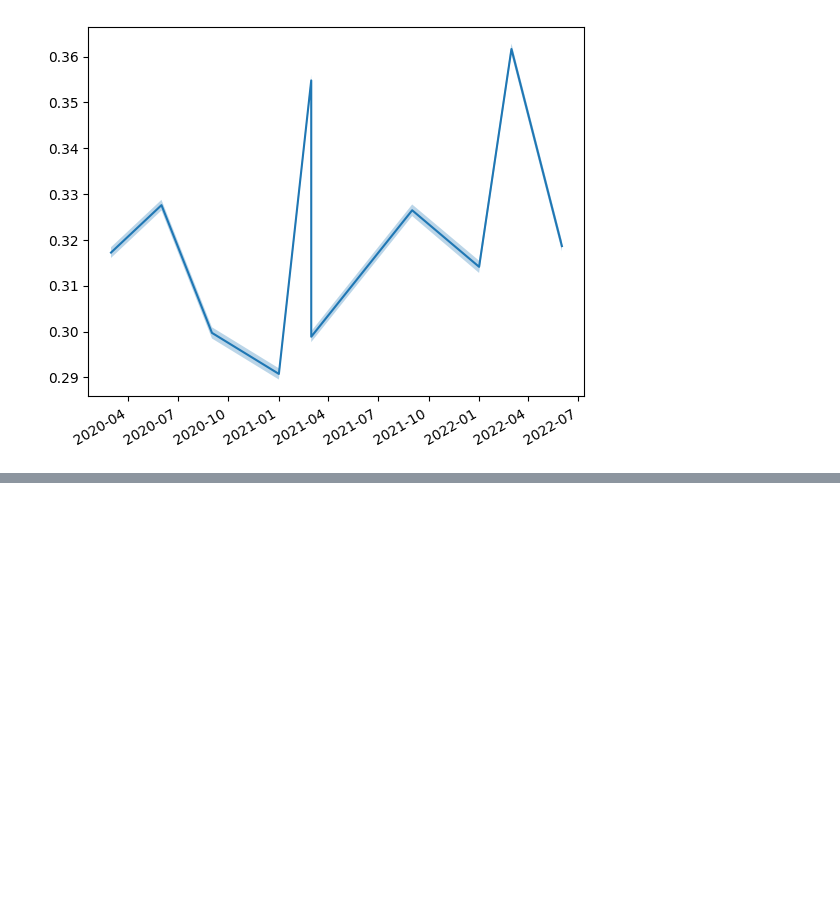
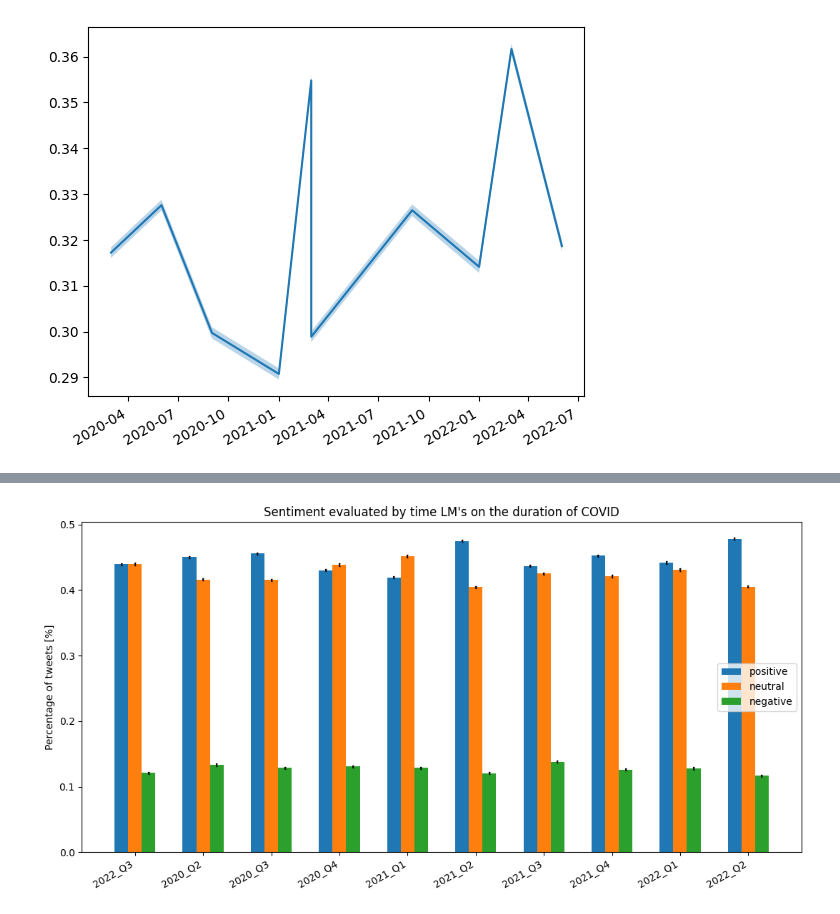
Before and after one commit to Magdk01/Twitter-Emotion-Covid-Project, a Jupyter notebook: sentiment_evaluation/eval_time_lm/basic_evaluation.ipynb, the cells around one changed output, grey strips where cells are left out. Drawn from its saved outputs; the diff is of its cells as text; code cells hidden in the pictures; blank space fills up the shorter version.

Commit message:
added bar chart of sentiments from time lm's

```diff
--- a/sentiment_evaluation/eval_time_lm/basic_evaluation.ipynb
+++ b/sentiment_evaluation/eval_time_lm/basic_evaluation.ipynb
@@ -199,12 +199,23 @@ dates = {
     '../time_lm_data\\sentiment_subsample_base_model_9_quarterly_data_2022_Q2.csv': pd.to_datetime("2022-03-01", format="%Y-%m-%d"),
 }
 
+get_ci = lambda x, y: 1.96 * np.std(y)/np.sqrt(x)
 
 prosessed_data = list()
 for file in files:
     f_data = pd.read_csv(file)
-    cts = f_data['sentiment'].value_counts()
-    data_count = {'date': dates[file], 'positive': cts["{'label': 'positive'}"], 'neutral': cts["{'label': 'neutral'}"], 'negative': cts["{'label': 'negative'}"]}
+    cts = f_data['sentiment'].value_counts(normalize=True)
+    sent_vals = f_data['sentiment'].map({"{'label': 'positive'}": 1, "{'label': 'neutral'}": 0, "{'label': 'negative'}": -1})
+    data_count = {
+        'stamp': "_".join(file.split("_")[-2:])[:-4],
+        'date': dates[file],
+        'positive': cts["{'label': 'positive'}"],
+        'neutral': cts["{'label': 'neutral'}"],
+        'negative': cts["{'label': 'negative'}"],
+        'ci_positive': get_ci(cts["{'label': 'positive'}"] * len(sent_vals), sent_vals),
+        'ci_neutral': get_ci(cts["{'label': 'neutral'}"] * len(sent_vals), sent_vals),
+        'ci_negative': get_ci(cts["{'label': 'negative'}"] * len(sent_vals), sent_vals),
+    }
     prosessed_data.append(data_count)
 
 prosessed_data = pd.DataFrame(prosessed_data)
@@ -214,0 +222,18 @@ TypeError: bar() missing 2 required positional arguments: 'x' and 'height'
+# %%
+bar_width = .2
+x_axis = np.arange(len(prosessed_data))
+
+plt.figure(figsize=(13,6))
+
+plt.bar(x_axis - bar_width, prosessed_data['positive'], width=bar_width, label="positive", yerr = prosessed_data["ci_positive"], capsize=1)
+plt.bar(x_axis, prosessed_data['neutral'] , width=bar_width, label="neutral", yerr = prosessed_data["ci_positive"], capsize=1)
+plt.bar(x_axis + bar_width, prosessed_data['negative'], width=bar_width, label="negative", yerr = prosessed_data["ci_positive"], capsize=1)
+
+plt.legend()
+plt.xticks(x_axis, prosessed_data['stamp'], rotation=30, ha='right')
+plt.title("Sentiment evaluated by time LM's on the duration of COVID")
+plt.ylabel("Percentage of tweets [%]")
+
+plt.show()
+# %% [output]
+[figure, added]
```
Also changed, not shown: parts of 1 cell of this notebook.
